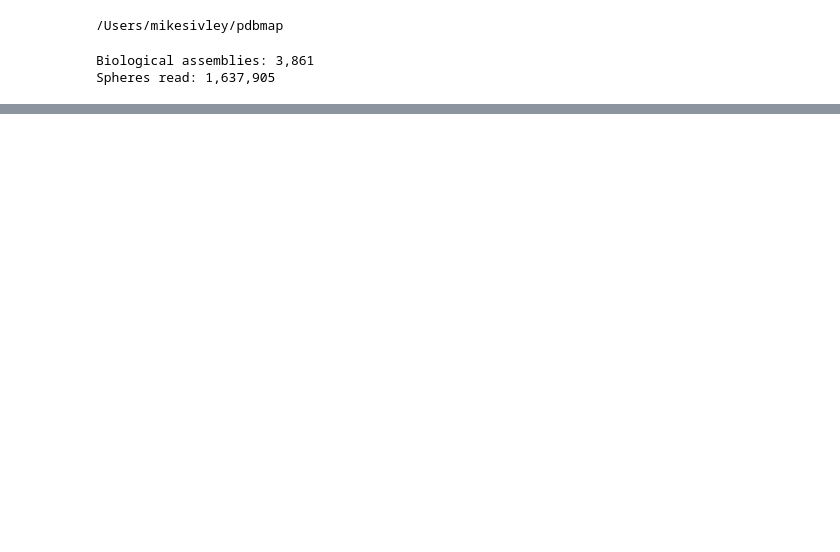
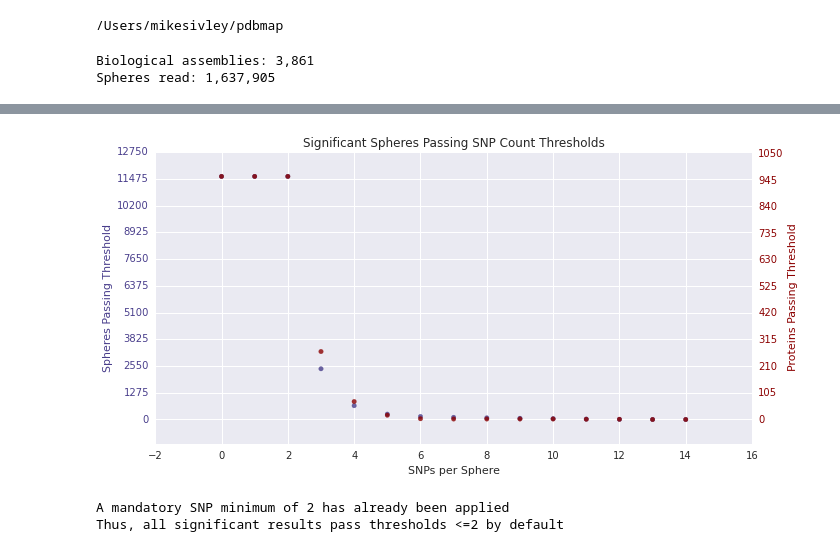
Before and after one commit to CapraLab/pdbmap, a Jupyter notebook: ipython/SlidingSphereThresholds.ipynb, the cells around one changed output, grey strips where cells are left out. Saved outputs shown, nothing was run; the diff lists cells and outputs as text; code cells hidden in the pictures; blank space fills up the shorter version.

```diff
--- a/ipython/SlidingSphereThresholds.ipynb
+++ b/ipython/SlidingSphereThresholds.ipynb
@@ -140,7 +141,7 @@ def threshold(df,col,pcol,op=operator.lt,maxval=None):
         else:
             tdf = df[(op(df[col],minval)) & (df[pcol]<p)]
         s  = len(tdf)
-        ds = len(tdf.groupby('unp'))
+        ds = len(tdf.groupby('unp').filter(lambda x: len(x)>2).groupby('unp'))
         threshpass.append([minval,s,ds])
         minval += step
     res = np.array(threshpass)
@@ -361,0 +167,17 @@ print df[["structid","biounit"]].groupby("allpop_fst_roi").size().sort()
+# %%
+# Threshold analysis: Number of SNPs per sphere
+res = threshold(df,'snpcount','allpop_fst_pval','>=')
+ax1,ax2 = plotthresh(res,label="Spheres")
+plt.title("Significant Spheres Passing SNP Count Thresholds")
+ax1.set_xlabel("SNPs per Sphere")
+ax1.set_ylabel("Spheres Passing Threshold",color='darkslateblue')
+ax2.set_ylabel("Proteins Passing Threshold",color='darkred')
+ax2.grid(False)
+plt.tight_layout()
+plt.show()
+print "A mandatory SNP minimum of 2 has already been applied"
+print "Thus, all significant results pass thresholds <=2 by default"
+# %% [output]
+[figure, added]
+A mandatory SNP minimum of 2 has already been applied
+Thus, all significant results pass thresholds <=2 by default
```
Also changed, not shown: parts of 39 cells of this notebook, 14 other files.
